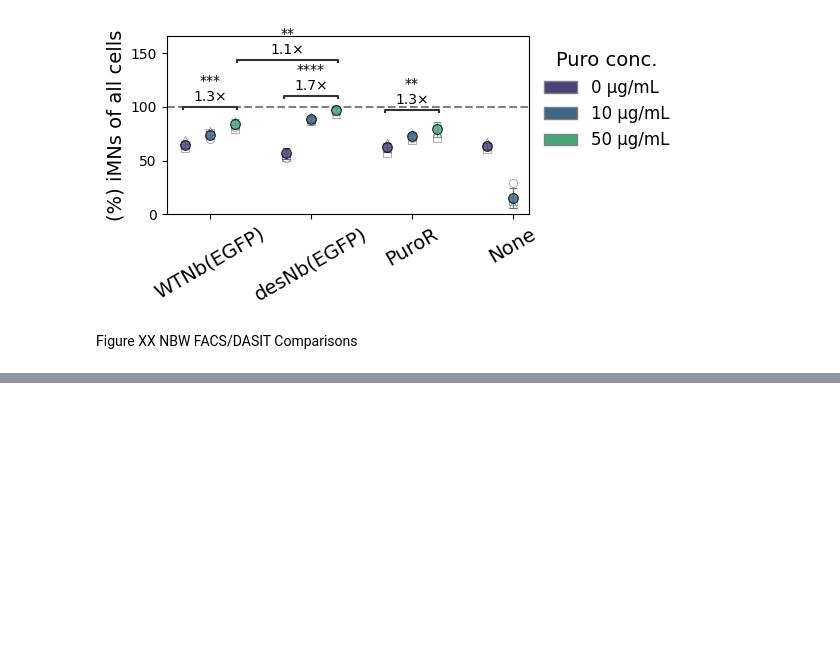
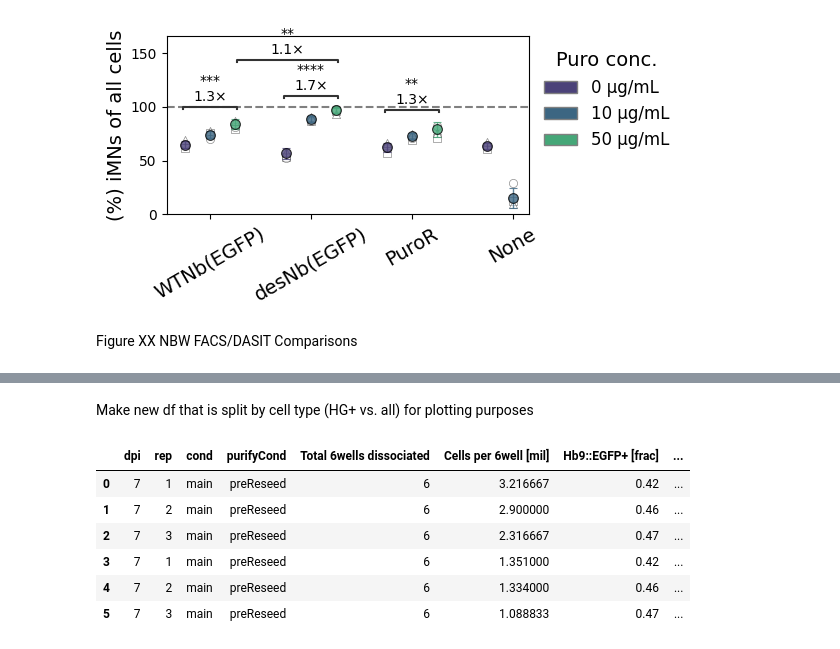
Before and after one commit to GallowayLabMIT/dasit_manuscript, a Jupyter notebook: Figure_XX_iMN/6_iMN_purify.ipynb, the cells around one changed output, grey strips where cells are left out. Drawn from its saved outputs; the diff is of its cells as text; code cells hidden in the pictures; blank space fills up the shorter version.

```diff
--- a/Figure_XX_iMN/6_iMN_purify.ipynb
+++ b/Figure_XX_iMN/6_iMN_purify.ipynb
@@ -1563,0 +2126,28 @@ fig.tight_layout()  # Helps improve white spacing
+# %% [markdown]
+Make new df that is split by cell type (HG+ vs. all) for plotting purposes
+# %%
+# Make a new df split by cell type for plotting
+df_counts_7dpi_HG = df_counts_7dpi.copy()
+df_counts_7dpi_HG.loc[:, 'cellType'] = 'EGFP+'
+df_counts_7dpi_all = df_counts_7dpi.copy()
+df_counts_7dpi_all.loc[:, 'cellType'] = 'All'
+
+df_counts_7dpi_split = pd.concat([df_counts_7dpi_all, df_counts_7dpi_HG], ignore_index=True)
+df_counts_7dpi_split
+
+# Merge wih data from counts
+for index, row in df_counts_7dpi_split.iterrows():
+    if row['cellType'] == 'EGFP+':
+        df_counts_7dpi_split.loc[index, 'Cells per 6well [mil]'] = row['Cells per 6well [mil]']*row['Hb9::EGFP+ [frac]']
+
+df_counts_7dpi_split.loc[:, 'Cells per 6well'] = df_counts_7dpi_split.loc[:, 'Cells per 6well [mil]']*1e6
+
+df_counts_7dpi_split
+# %% [output]
+|  | dpi | rep | cond | purifyCond | Total 6wells dissociated | Cells per 6well [mil] | Hb9::EGFP+ [frac] | ... |
+| 0 | 7 | 1 | main | preReseed | 6 | 3.216667 | 0.42 | ... |
+| 1 | 7 | 2 | main | preReseed | 6 | 2.900000 | 0.46 | ... |
+| 2 | 7 | 3 | main | preReseed | 6 | 2.316667 | 0.47 | ... |
+| 3 | 7 | 1 | main | preReseed | 6 | 1.351000 | 0.42 | ... |
+| 4 | 7 | 2 | main | preReseed | 6 | 1.334000 | 0.46 | ... |
+| 5 | 7 | 3 | main | preReseed | 6 | 1.088833 | 0.47 | ... |
```
Also changed, not shown: parts of 18 cells of this notebook, 1 other file.
